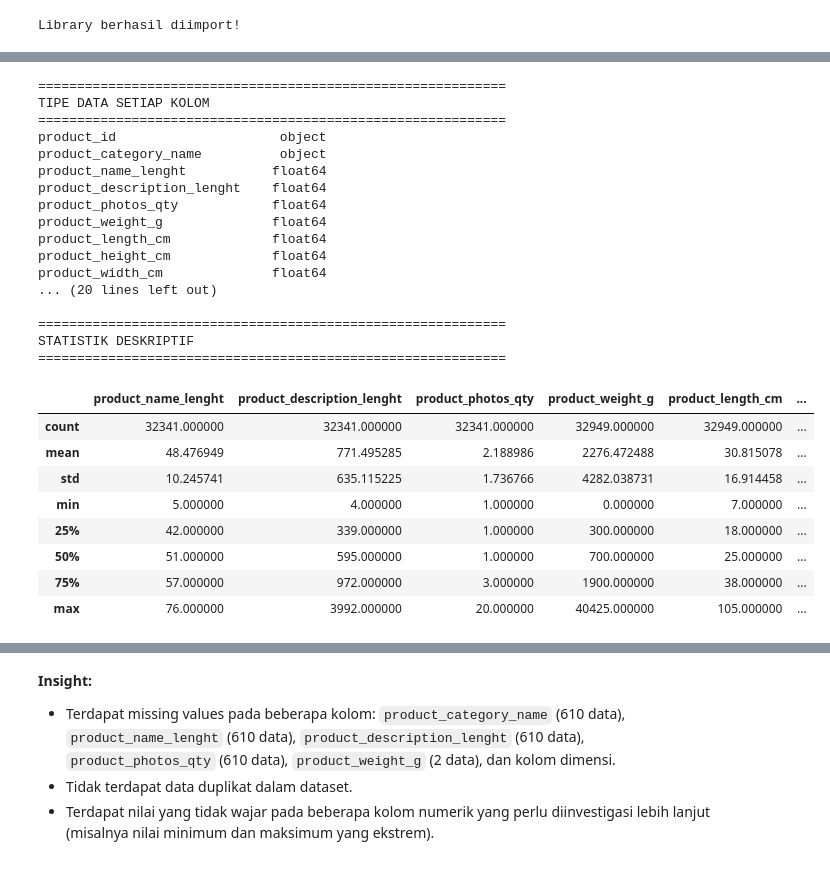
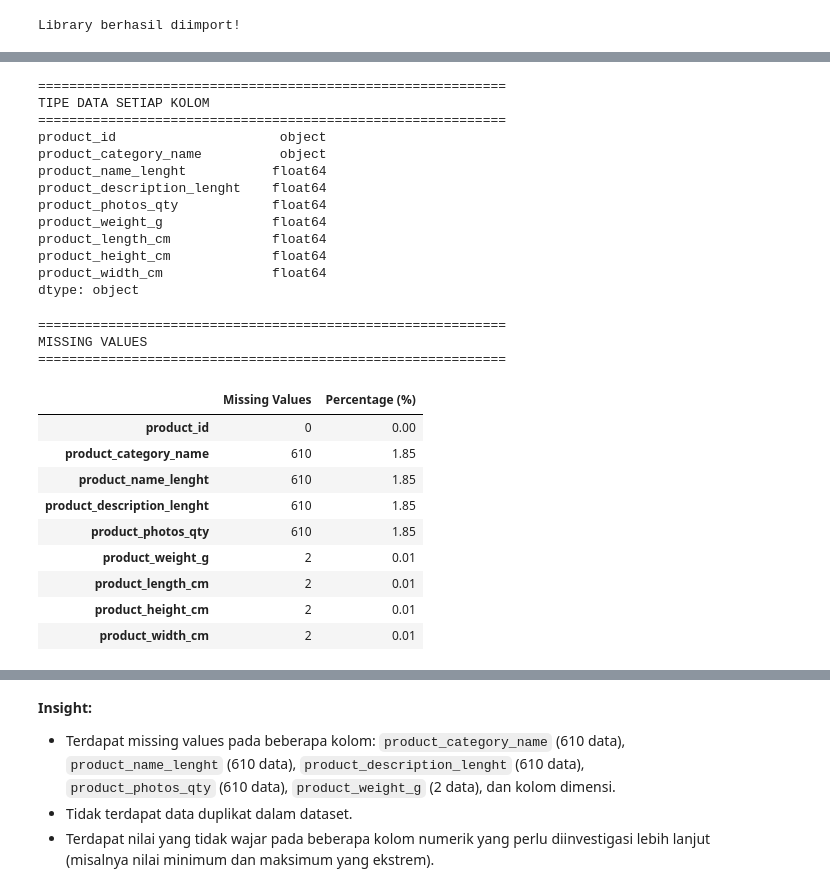
Before and after one commit to 2200018178-FIRIZKI/Analisis-Data-products-dataset, a Jupyter notebook: Copy_of_Proyek_Analisis_Data.ipynb, the cells around one changed output, grey strips where cells are left out. Cells and saved outputs as stored; diff of their text form; code cells hidden in the pictures.

```diff
--- a/Copy_of_Proyek_Analisis_Data.ipynb
+++ b/Copy_of_Proyek_Analisis_Data.ipynb
@@ -76,57 +97,46 @@ Jumlah kolom: 9
+# %%
+# Memeriksa tipe data setiap kolom
+print("="*60)
+print("TIPE DATA SETIAP KOLOM")
+print("="*60)
+print(df.dtypes)
+# %% [output]
+============================================================
+TIPE DATA SETIAP KOLOM
+============================================================
+product_id                     object
+product_category_name          object
+product_name_lenght           float64
+product_description_lenght    float64
+product_photos_qty            float64
+product_weight_g              float64
+product_length_cm             float64
+product_height_cm             float64
+product_width_cm              float64
+dtype: object
 # %%
-# Memeriksa tipe data setiap kolom
+# Memeriksa missing values
 print("="*60)
-print("TIPE DATA SETIAP KOLOM")
-print("="*60)
-print(df.dtypes)
-
-# Memeriksa missing values
-print("\n" + "="*60)
 print("MISSING VALUES")
 print("="*60)
 missing_values = df.isnull().sum()
 missing_percentage = (df.isnull().sum() / len(df)) * 100
 missing_df = pd.DataFrame({
     'Missing Values': missing_values,
     'Percentage (%)': missing_percentage.round(2)
 })
-print(missing_df)
-
-# Memeriksa duplikat
-print("\n" + "="*60)
-print("DATA DUPLIKAT")
-print("="*60)
-print(f"Jumlah data duplikat: {df.duplicated().sum()}")
-
-# Statistik deskriptif
-print("\n" + "="*60)
-print("STATISTIK DESKRIPTIF")
-print("="*60)
-df.describe()
+missing_df
 # %% [output]
 ============================================================
-TIPE DATA SETIAP KOLOM
+MISSING VALUES
 ============================================================
-product_id                     object
-product_category_name          object
-product_name_lenght           float64
-product_description_lenght    float64
-product_photos_qty            float64
-product_weight_g              float64
-product_length_cm             float64
-product_height_cm             float64
-product_width_cm              float64
-... (20 lines left out)
-
-============================================================
-STATISTIK DESKRIPTIF
-============================================================
-|  | product_name_lenght | product_description_lenght | product_photos_qty | product_weight_g | product_length_cm | ... |
-| count | 32341.000000 | 32341.000000 | 32341.000000 | 32949.000000 | 32949.000000 | ... |
-| mean | 48.476949 | 771.495285 | 2.188986 | 2276.472488 | 30.815078 | ... |
-| std | 10.245741 | 635.115225 | 1.736766 | 4282.038731 | 16.914458 | ... |
-| min | 5.000000 | 4.000000 | 1.000000 | 0.000000 | 7.000000 | ... |
-| 25% | 42.000000 | 339.000000 | 1.000000 | 300.000000 | 18.000000 | ... |
-| 50% | 51.000000 | 595.000000 | 1.000000 | 700.000000 | 25.000000 | ... |
-| 75% | 57.000000 | 972.000000 | 3.000000 | 1900.000000 | 38.000000 | ... |
-| max | 76.000000 | 3992.000000 | 20.000000 | 40425.000000 | 105.000000 | ... |
+|  | Missing Values | Percentage (%) |
+| product_id | 0 | 0.00 |
+| product_category_name | 610 | 1.85 |
+| product_name_lenght | 610 | 1.85 |
+| product_description_lenght | 610 | 1.85 |
+| product_photos_qty | 610 | 1.85 |
+| product_weight_g | 2 | 0.01 |
+| product_length_cm | 2 | 0.01 |
+| product_height_cm | 2 | 0.01 |
+| product_width_cm | 2 | 0.01 |
```
Also changed, not shown: parts of 66 cells of this notebook, 12 other files.
